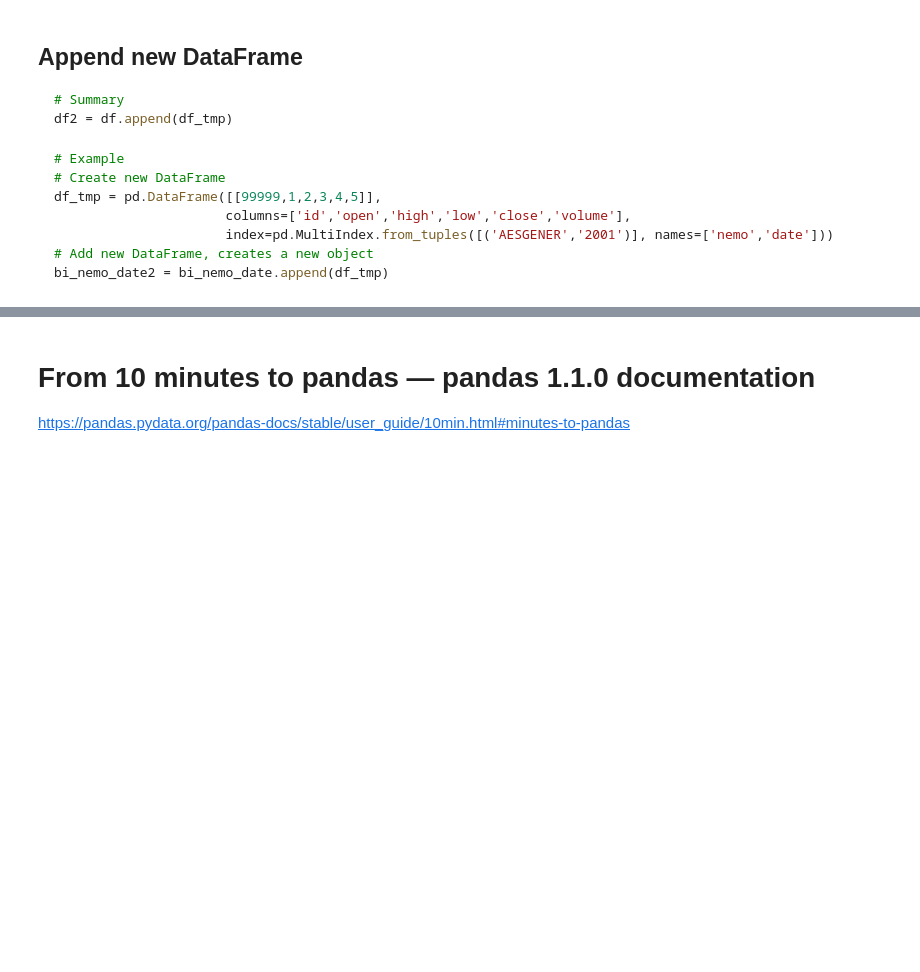
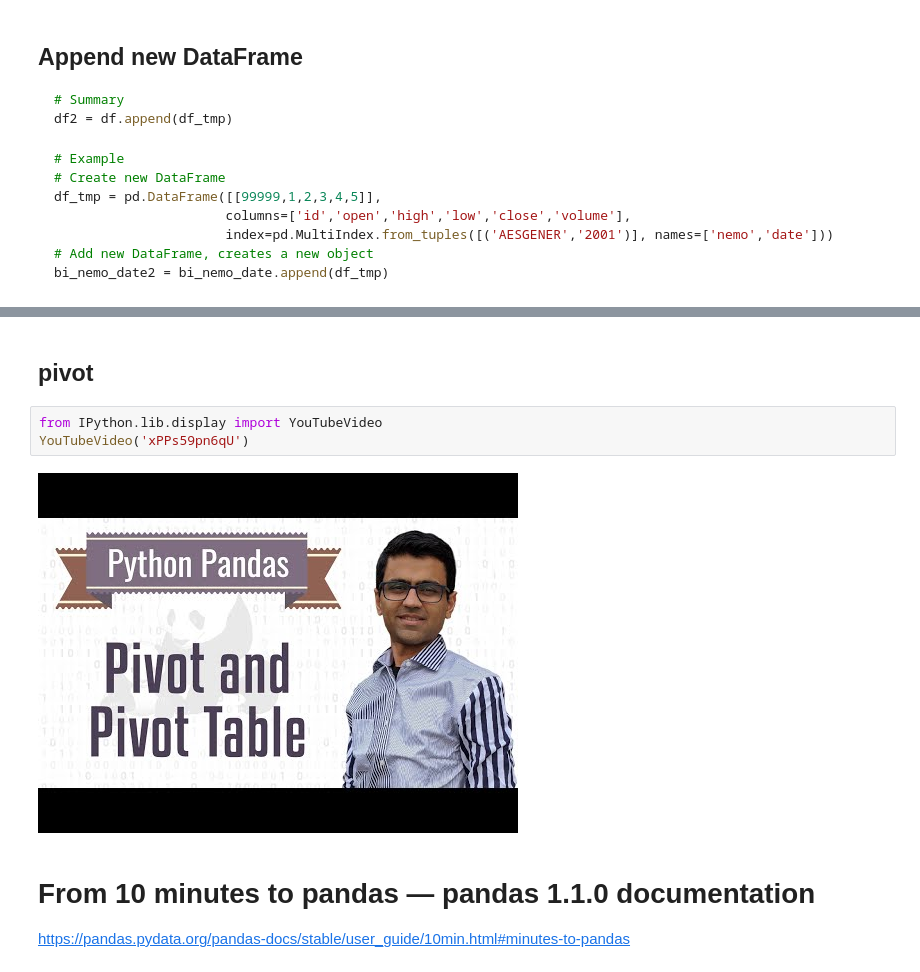
Before and after one commit to caballerofelipe/jupyterLearningNotebooks, a Jupyter notebook: pandas/pandas_notes.ipynb, the cells around one changed output, grey strips where cells are left out. Drawn from its saved outputs; the diff is of its cells as text; blank space fills up the shorter version.

```diff
--- a/pandas/pandas_notes.ipynb
+++ b/pandas/pandas_notes.ipynb
@@ -87,3 +113,10 @@ bi_nemo_date2 = bi_nemo_date.append(df_tmp)
+# %% [markdown]
+## pivot
+# %%
+from IPython.lib.display import YouTubeVideo
+YouTubeVideo('xPPs59pn6qU')
+# %% [output]
+[figure, added]
 # %% [markdown]
 # From 10 minutes to pandas — pandas 1.1.0 documentation
 https://pandas.pydata.org/pandas-docs/stable/user_guide/10min.html#minutes-to-pandas
```
Also changed, not shown: parts of 3 cells of this notebook.
